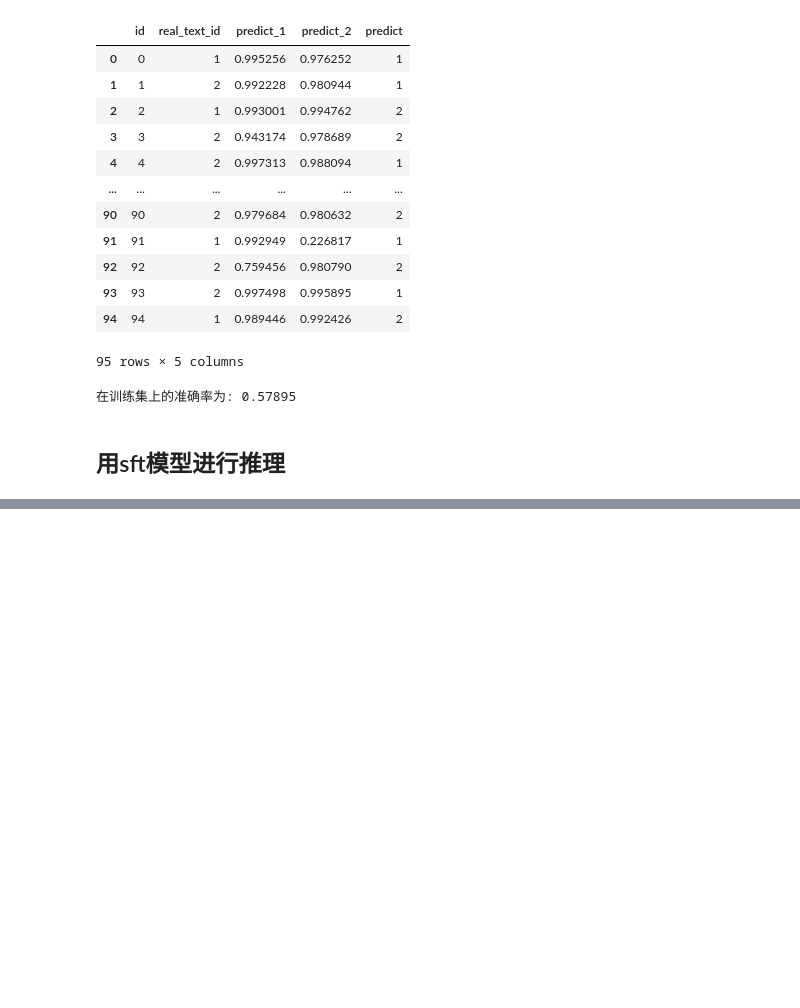
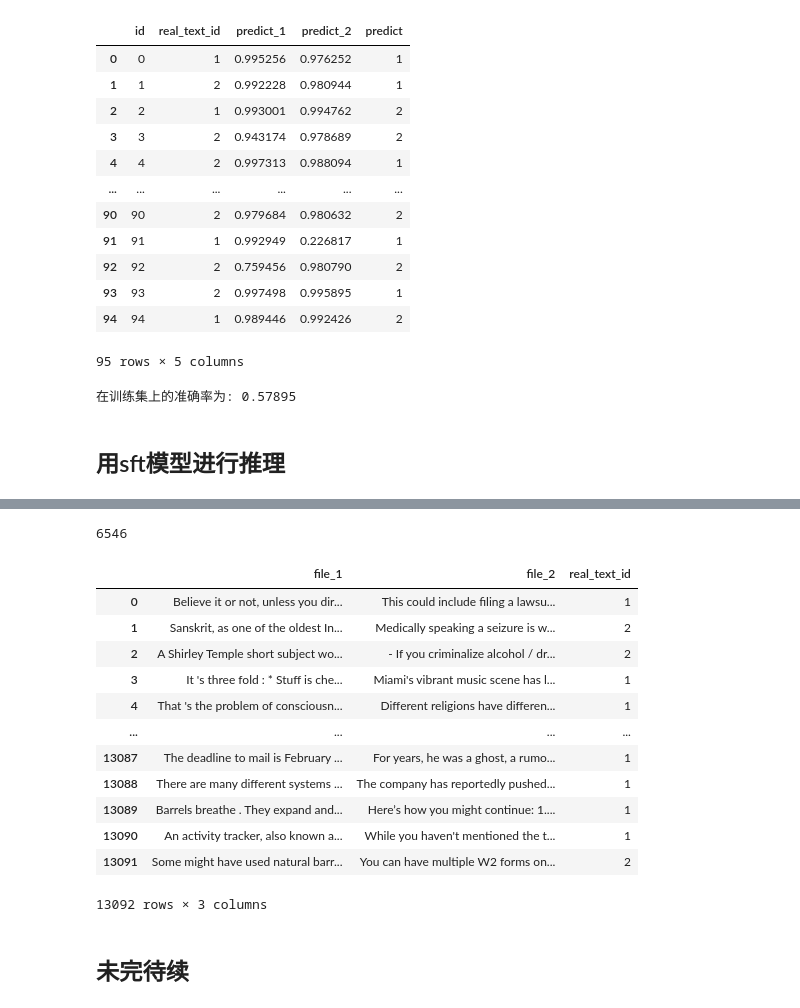
Before and after one commit to zhangdw156/fake-or-real, a Jupyter notebook: research.ipynb, the cells around one changed output, grey strips where cells are left out. Saved outputs shown, nothing was run; the diff lists cells and outputs as text; code cells hidden in the pictures; blank space fills up the shorter version.

```diff
--- a/research.ipynb
+++ b/research.ipynb
@@ -518,0 +527,2 @@ print(f"在训练集上的准确率为: {accuracy:.5f}")
+# %%
+extra_data=pd.read_json(extra_path,orient='records',lines=True)
@@ -518,0 +545,47 @@ print(f"在训练集上的准确率为: {accuracy:.5f}")
+# %%
+man_extra_data = extra_data[extra_data['label'] == 0].copy()  # label=0的所有数据
+ai_extra_data = extra_data[extra_data['label'] == 1].copy()  # label=1的所有数据
+# %%
+max_pairs_per_type = min(len(man_extra_data), len(ai_extra_data))//2  # 每种配对类型的最大数量
+# %%
+max_pairs_per_type
+# %% [output]
+6546
+# %%
+sample0_type1 = man_extra_data.sample(n=max_pairs_per_type, replace=False, random_state=np.random.randint(0, 1000))  # 随机采样label0
+sample1_type1 = ai_extra_data.sample(n=max_pairs_per_type, replace=False, random_state=np.random.randint(0, 1000))  # 随机采样label1
+pairs_type1 = pd.DataFrame({
+    'file_1': sample0_type1['text'].values,
+    'file_2': sample1_type1['text'].values,
+    'real_text_id':1
+})
+
+# 类型2：text1（label1） + text2（label0）
+sample1_type2 = ai_extra_data.sample(n=max_pairs_per_type, replace=False, random_state=np.random.randint(0, 1000))  # 随机采样label1（与type1不重复）
+sample0_type2 = man_extra_data.sample(n=max_pairs_per_type, replace=False, random_state=np.random.randint(0, 1000))  # 随机采样label0（与type1不重复）
+pairs_type2 = pd.DataFrame({
+    'file_1': sample1_type2['text'].values,
+    'file_2': sample0_type2['text'].values,
+    'real_text_id':2
+})
+
+# 合并两种配对并打乱顺序
+final_pairs = pd.concat([pairs_type1, pairs_type2], ignore_index=True)
+final_pairs = final_pairs.sample(frac=1, random_state=np.random.randint(0, 1000)).reset_index(drop=True)  # 打乱顺序
+# %%
+# 查看结果
+final_pairs
+# %% [output]
+|  | file_1 | file_2 | real_text_id |
+| 0 | Believe it or not, unless you dir... | This could include filing a lawsu... | 1 |
+| 1 | Sanskrit, as one of the oldest In... | Medically speaking a seizure is w... | 2 |
+| 2 | A Shirley Temple short subject wo... | - If you criminalize alcohol / dr... | 2 |
+| 3 | It 's three fold : * Stuff is che... | Miami's vibrant music scene has l... | 1 |
+| 4 | That 's the problem of consciousn... | Different religions have differen... | 1 |
+| ... | ... | ... | ... |
+| 13087 | The deadline to mail is February ... | For years, he was a ghost, a rumo... | 1 |
+| 13088 | There are many different systems ... | The company has reportedly pushed... | 1 |
+| 13089 | Barrels breathe . They expand and... | Here’s how you might continue: 1.... | 1 |
+| 13090 | An activity tracker, also known a... | While you haven't mentioned the t... | 1 |
+| 13091 | Some might have used natural barr... | You can have multiple W2 forms on... | 2 |
+13092 rows × 3 columns
@@ -518,0 +596,2 @@ print(f"在训练集上的准确率为: {accuracy:.5f}")
+# %% [markdown]
+## 未完待续
```
Also changed, not shown: parts of 13 cells of this notebook, 18 other files.
